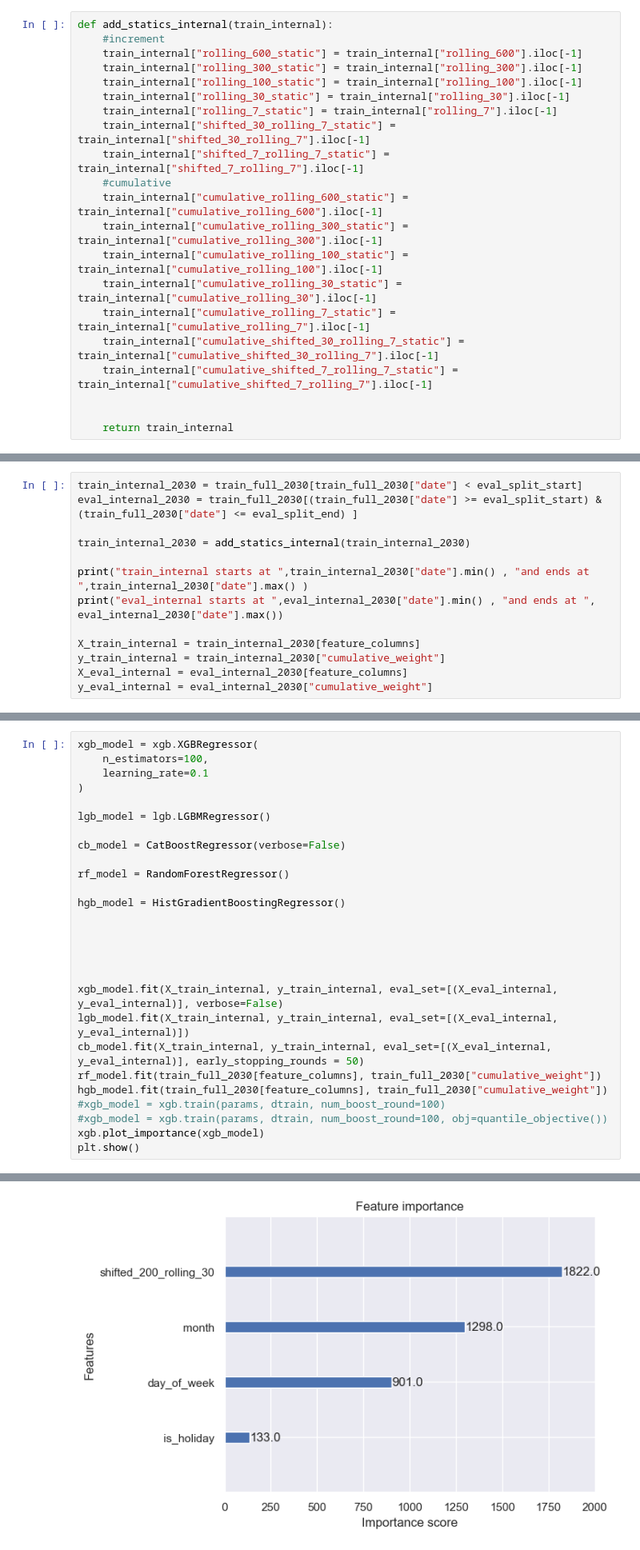
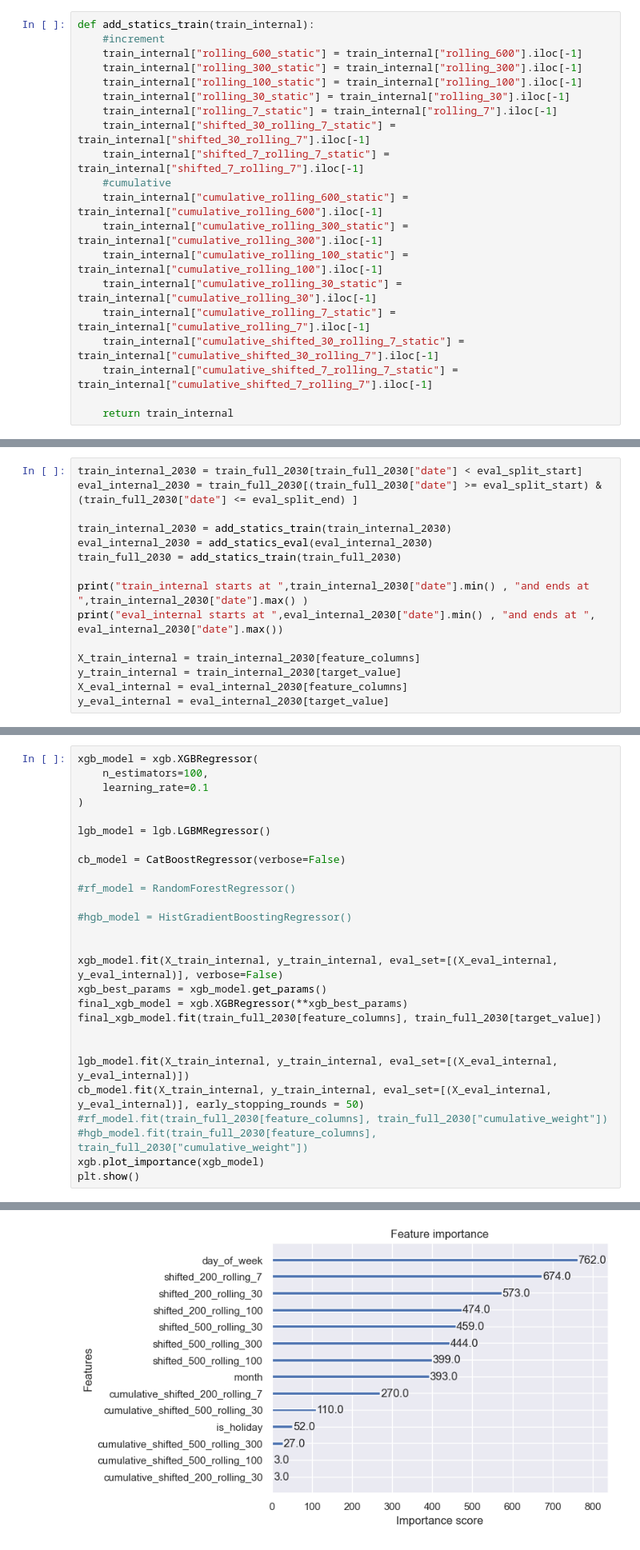
Before and after one commit to akselgs/Modern_ML_85, a Jupyter notebook: A_EDA_data_exploration.ipynb, the cells around one changed output, grey strips where cells are left out. Shown at 80% size. Saved outputs shown, nothing was run; the diff lists cells and outputs as text.

```diff
--- a/A_EDA_data_exploration.ipynb
+++ b/A_EDA_data_exploration.ipynb
@@ -345,7 +375,7 @@ KeyError: 'shifted_30_rolling_7'
 # %% [markdown]
 ### Since our trainig data is further split into train_internal and eval_internal
 # %%
-def add_statics_internal(train_internal):
+def add_statics_train(train_internal):
     #increment
     train_internal["rolling_600_static"] = train_internal["rolling_600"].iloc[-1]
     train_internal["rolling_300_static"] = train_internal["rolling_300"].iloc[-1]
@@ -363,5 +393,4 @@ def add_statics_internal(train_internal):
     train_internal["cumulative_shifted_30_rolling_7_static"] = train_internal["cumulative_shifted_30_rolling_7"].iloc[-1]
     train_internal["cumulative_shifted_7_rolling_7_static"] = train_internal["cumulative_shifted_7_rolling_7"].iloc[-1]
 
-
     return train_internal
@@ -369,12 +437,14 @@ def add_statics_internal(train_internal):
 train_internal_2030 = train_full_2030[train_full_2030["date"] < eval_split_start]
 eval_internal_2030 = train_full_2030[(train_full_2030["date"] >= eval_split_start) & (train_full_2030["date"] <= eval_split_end) ]
 
-train_internal_2030 = add_statics_internal(train_internal_2030)
+train_internal_2030 = add_statics_train(train_internal_2030)
+eval_internal_2030 = add_statics_eval(eval_internal_2030)
+train_full_2030 = add_statics_train(train_full_2030)
 
 print("train_internal starts at ",train_internal_2030["date"].min() , "and ends at ",train_internal_2030["date"].max() )
 print("eval_internal starts at ",eval_internal_2030["date"].min() , "and ends at ", eval_internal_2030["date"].max())
 
 X_train_internal = train_internal_2030[feature_columns]
-y_train_internal = train_internal_2030["cumulative_weight"]
+y_train_internal = train_internal_2030[target_value]
 X_eval_internal = eval_internal_2030[feature_columns]
-y_eval_internal = eval_internal_2030["cumulative_weight"]
+y_eval_internal = eval_internal_2030[target_value]
@@ -390,21 +484,21 @@ lgb_model = lgb.LGBMRegressor()
 
 cb_model = CatBoostRegressor(verbose=False)
 
-rf_model = RandomForestRegressor()
+#rf_model = RandomForestRegressor()
 
-hgb_model = HistGradientBoostingRegressor()
-
-
-
+#hgb_model = HistGradientBoostingRegressor()
 
 
 xgb_model.fit(X_train_internal, y_train_internal, eval_set=[(X_eval_internal, y_eval_internal)], verbose=False)
+xgb_best_params = xgb_model.get_params()
+final_xgb_model = xgb.XGBRegressor(**xgb_best_params)
+final_xgb_model.fit(train_full_2030[feature_columns], train_full_2030[target_value])
+
+
 lgb_model.fit(X_train_internal, y_train_internal, eval_set=[(X_eval_internal, y_eval_internal)])
 cb_model.fit(X_train_internal, y_train_internal, eval_set=[(X_eval_internal, y_eval_internal)], early_stopping_rounds = 50)
-rf_model.fit(train_full_2030[feature_columns], train_full_2030["cumulative_weight"])
-hgb_model.fit(train_full_2030[feature_columns], train_full_2030["cumulative_weight"])
-#xgb_model = xgb.train(params, dtrain, num_boost_round=100)
-#xgb_model = xgb.train(params, dtrain, num_boost_round=100, obj=quantile_objective())
+#rf_model.fit(train_full_2030[feature_columns], train_full_2030["cumulative_weight"])
+#hgb_model.fit(train_full_2030[feature_columns], train_full_2030["cumulative_weight"])
 xgb.plot_importance(xgb_model)
 plt.show()
 # %% [output]
@@ -417,2 +511,2 @@ And if memory is not enough, you can set `force_col_wise=true`.
-[figure, old version]
+[figure, new version]
 # %%
```
Also changed, not shown: parts of 13 cells of this notebook, 13 other files.
